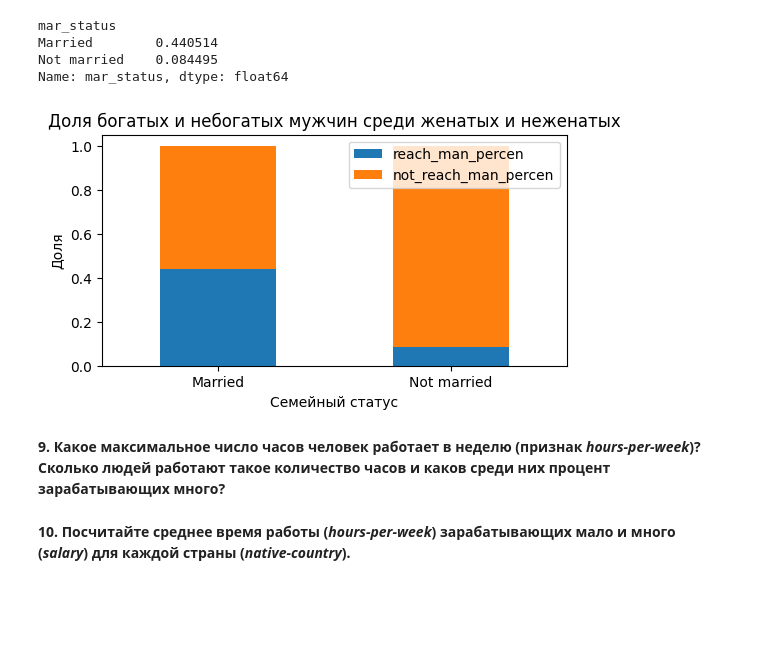
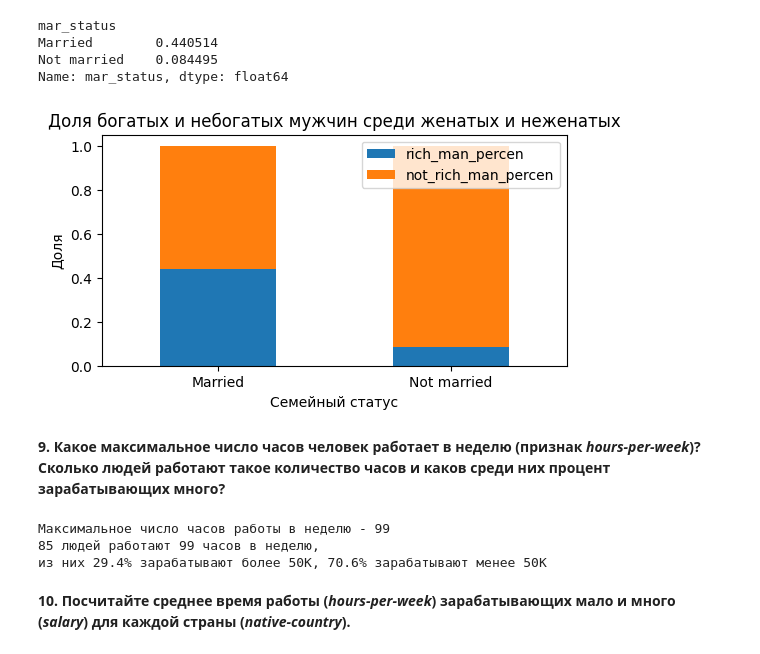
Before and after one commit to kuzi-nat/pandas_numpy_tasks, a Jupyter notebook: assignment_pandas.ipynb, the cells around one changed output. Cells and saved outputs as stored; diff of their text form; code cells hidden in the pictures; blank space fills up the shorter version.

```diff
--- a/assignment_pandas.ipynb
+++ b/assignment_pandas.ipynb
@@ -139,14 +139,14 @@ data_copy.head()
 | 4 | 28 | Private | 338409 | Bachelors | 13 | Married-civ-spouse | Prof-specialty | Wife | ... |
 # %%
 #Количество женатых и неженптых мужчин с зп больше 50К
-reach_man = data_copy[(data_copy.salary == '>50K') & (data_copy.sex == 'Male')].groupby('mar_status')['mar_status'].count()
+rich_man = data_copy[(data_copy.salary == '>50K') & (data_copy.sex == 'Male')].groupby('mar_status')['mar_status'].count()
 
 #Количество женатых и неженптых мужчин всего
 all_man = data_copy[data_copy.sex == 'Male'].groupby('mar_status')['mar_status'].count()
 
 # Доля богатых мужчин среди женатых и неженатых
-reach_man_percen = reach_man / all_man
-reach_man_percen
+rich_man_percen = rich_man / all_man
+rich_man_percen
 # %% [output]
 mar_status
 Married        0.440514
@@ -155,19 +155,19 @@ Name: mar_status, dtype: float64
 # %%
 # Построение диаграммы
 
-not_reach_man_percen = 1 - reach_man_percen
+not_rich_man_percen = 1 - rich_man_percen
 
 # Создание DataFrame для построения графика
-df = pd.DataFrame({'reach_man_percen': reach_man_percen, 'not_reach_man_percen': not_reach_man_percen})
+df = pd.DataFrame({'rich_man_percen': rich_man_percen, 'not_rich_man_percen': not_rich_man_percen})
 
 # Построение столбчатой диаграммы
 ax = df.plot(kind='bar', stacked=True, figsize=(6, 3))
 ax.set_xticklabels(df.index, rotation=0)  # Установка меток по оси x без поворота
 plt.title('Доля богатых и небогатых мужчин среди женатых и неженатых')
 plt.xlabel('Семейный статус')
 plt.ylabel('Доля')
 plt.show()
 # %% [output]
-[figure, old version]
+[figure, new version]
 # %% [markdown]
 **9. Какое максимальное число часов человек работает в неделю (признак *hours-per-week*)? Сколько людей работают такое количество часов и каков среди них процент зарабатывающих много?**
@@ -176,2 +174,18 @@ plt.show()
+# %%
+max_hours = data['hours-per-week'].max()
+print(f'Максимальное число часов работы в неделю - {max_hours}')
+
+people_count = data[data['hours-per-week'] == max_hours]['hours-per-week'].count()
+
+rich_people_count = data[(data['hours-per-week'] == max_hours) & (data['salary'] == '>50K')]['hours-per-week'].count()
+
+print(f'''\
+{people_count} людей работают {max_hours} часов в неделю,
+из них {round(rich_people_count / people_count * 100, 1)}% зарабатывают более 50К, {round((1-rich_people_count / people_count) * 100, 1)}% зарабатывают менее 50К
+''')
+# %% [output]
+Максимальное число часов работы в неделю - 99
+85 людей работают 99 часов в неделю,
+из них 29.4% зарабатывают более 50К, 70.6% зарабатывают менее 50К
 # %% [markdown]
 **10. Посчитайте среднее время работы (*hours-per-week*) зарабатывающих мало и много (*salary*) для каждой страны (*native-country*).**
```
Also changed, not shown: parts of 14 cells of this notebook, 1 other file.
